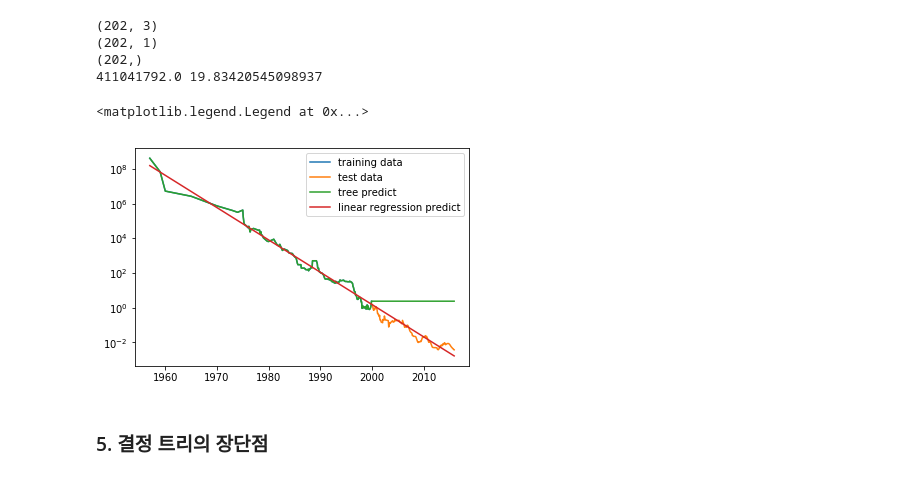
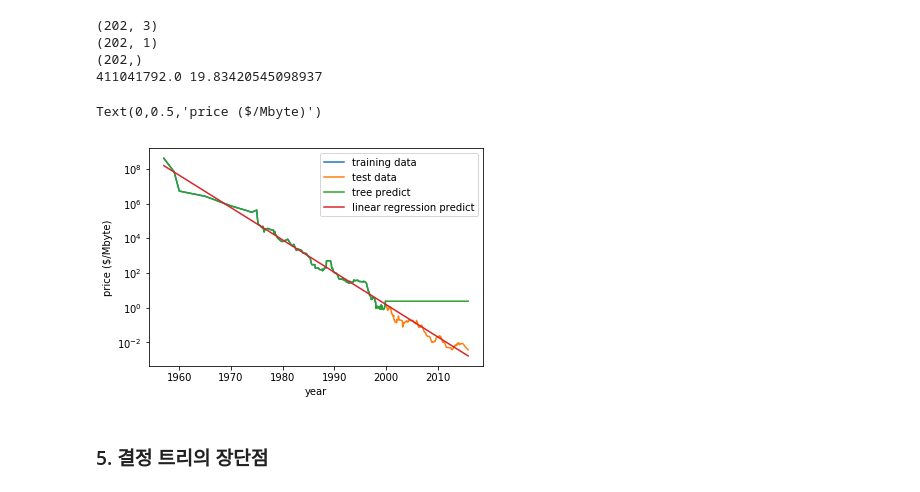
Before and after one commit to eunguru/TIL, a Jupyter notebook: DeepLearning/DecisionTree.ipynb, the cells around one changed output. Drawn from its saved outputs; the diff is of its cells as text; code cells hidden in the pictures.

```diff
--- a/DeepLearning/DecisionTree.ipynb
+++ b/DeepLearning/DecisionTree.ipynb
@@ -308,12 +308,14 @@ price_lr = np.exp(pred_lr)
 # %%
 plt.semilogy(data_train.date, data_train.price, label="training data")
 plt.semilogy(data_test.date, data_test.price, label="test data")
 plt.semilogy(ram_price.date, price_tree, label="tree predict")
 plt.semilogy(ram_price.date, price_lr, label="linear regression predict")
 plt.legend()
+plt.xlabel("year")
+plt.ylabel("price ($/Mbyte)")
 # %% [output]
-<matplotlib.legend.Legend at 0x...>
+Text(0,0.5,'price ($/Mbyte)')
-[figure, old version]
+[figure, new version]
 # %% [markdown]
 ### 5. 결정 트리의 장단점
 # %% [markdown]
```
